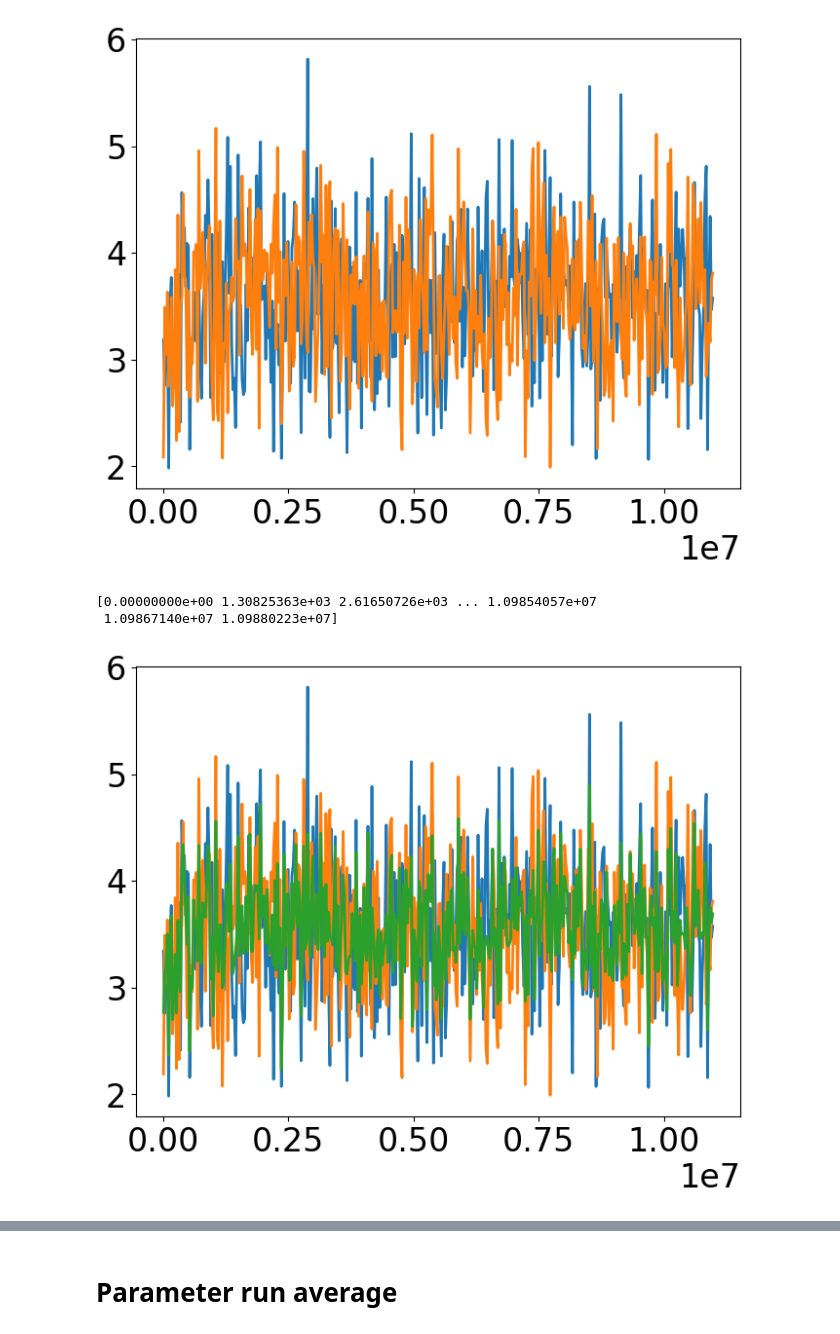
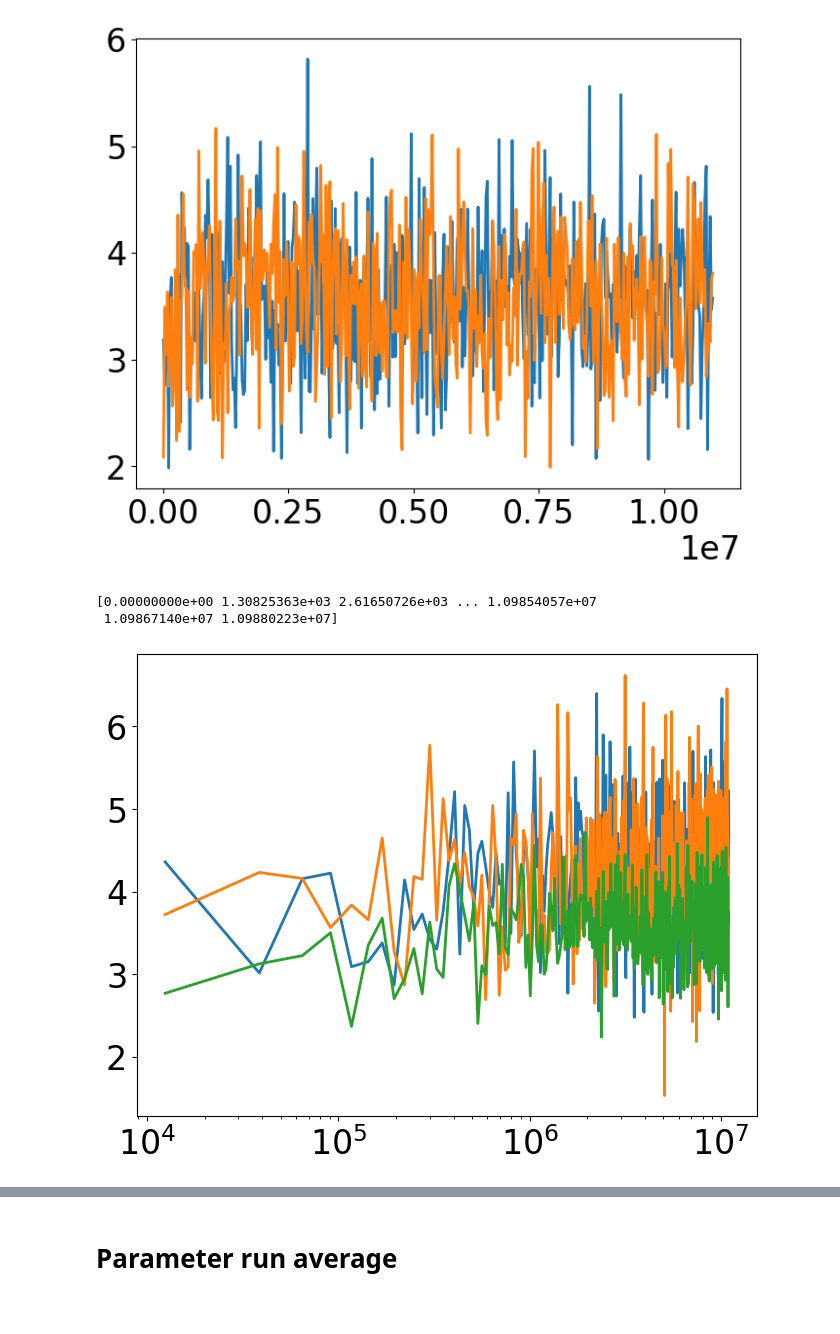
Before and after one commit to flatironinstitute/aLENS_analysis, a Jupyter notebook: notebooks/chromatin_notebooks/Dyn_cond_figs/tension.ipynb, the cells around one changed output, grey strips where cells are left out. Drawn from its saved outputs; the diff is of its cells as text; code cells hidden in the pictures.

Commit message:
Updated figures 2-4 and tension figure

```diff
--- a/notebooks/chromatin_notebooks/Dyn_cond_figs/tension.ipynb
+++ b/notebooks/chromatin_notebooks/Dyn_cond_figs/tension.ipynb
@@ -207,20 +285,22 @@ _ = ax.plot(binned_time_1, binned_tension_1)
 # %%
 data_path = (ceph_path /"DynCondPaper/24-03-08_aLc1_slice5.5.13_line1600_Pin3-11um_2xKe3-300_ks100/simulations/Ke30_Pin5.0um/s1/analysis")
 
 fig, ax = plt.subplots(figsize=(8,6))
 with h5py.File(next(data_path.glob('raw_data.h5')), 'r+') as h5_data:
     time_arr = h5_data['time'][ss_ind:end_ind]/diff_time
     print(time_arr)
     tension_arr = aa.get_link_tension(h5_data)[:,ss_ind:end_ind]
-binned_time_0, binned_tension_0 = bin_data(time_arr, tension_arr[0,:], bin_size=10.0/diff_time)
-binned_time_1, binned_tension_1 = bin_data(time_arr, tension_arr[-1,:], bin_size=10.0/diff_time)
+binned_time_0, binned_tension_0 = bin_data(time_arr, tension_arr[1,:], bin_size=10.0/diff_time)
+binned_time_1, binned_tension_1 = bin_data(time_arr, tension_arr[-2,:], bin_size=10.0/diff_time)
 binned_time_avg, binned_tension_avg = bin_data(time_arr, (tension_arr[0,:] + tension_arr[-1,:])*.5, bin_size=10.0/diff_time)
 
 
 _ = ax.plot(binned_time_0, binned_tension_0)
 _ = ax.plot(binned_time_1, binned_tension_1)
 _ = ax.plot(binned_time_avg, binned_tension_avg)
+
+_ = ax.set_xscale('log')
 # %% [output]
 [0.00000000e+00 1.30825363e+03 2.61650726e+03 ... 1.09854057e+07
  1.09867140e+07 1.09880223e+07]
-[figure, old version]
+[figure, new version]
```
Also changed, not shown: parts of 16 cells of this notebook, 35 other files.
